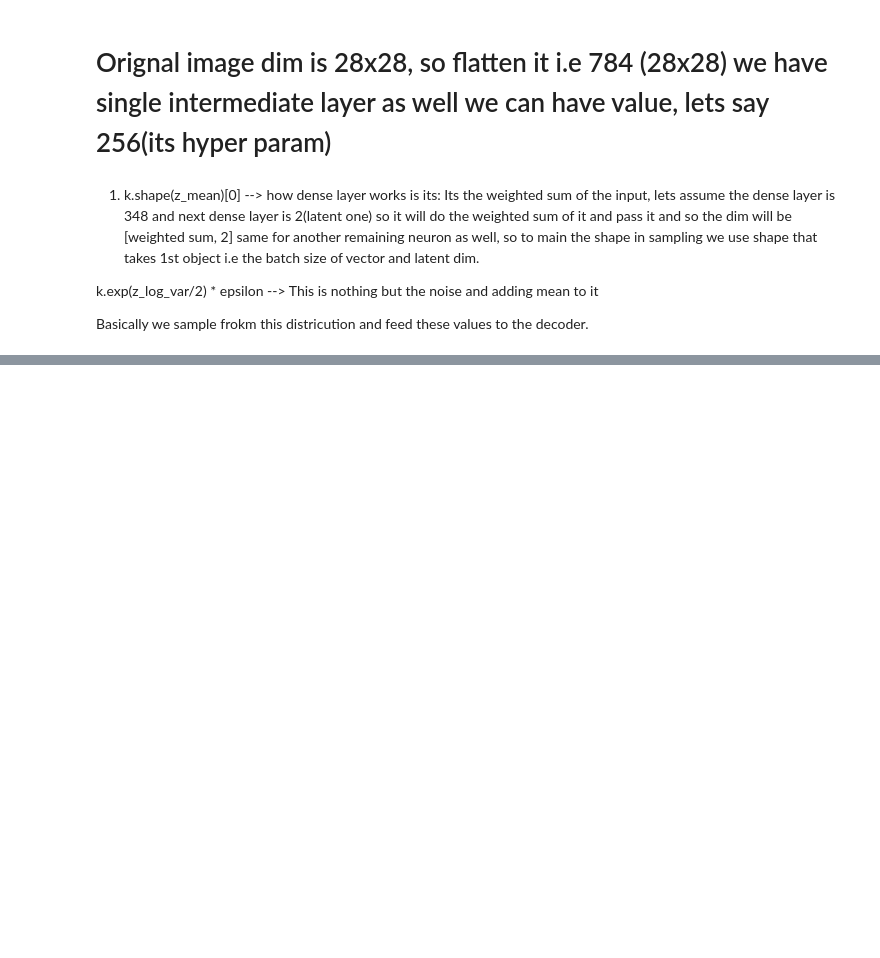
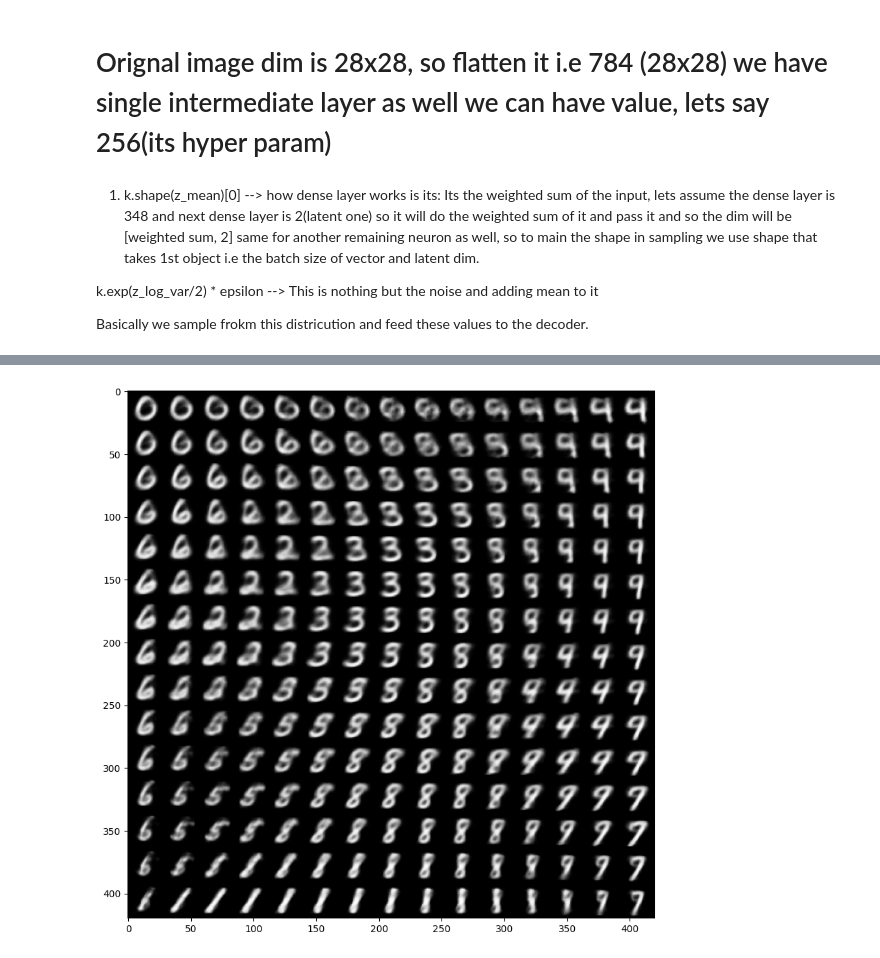
Before and after one commit to muffin-head/GANs_AutoEncoders, a Jupyter notebook: GANS.ipynb, the cells around one changed output, grey strips where cells are left out. Cells and saved outputs as stored; diff of their text form; code cells hidden in the pictures; blank space fills up the shorter version.

```diff
--- a/GANS.ipynb
+++ b/GANS.ipynb
@@ -60,3 +61,8 @@ Total params: 201988 (789.02 KB)
 Trainable params: 201988 (789.02 KB)
 Non-trainable params: 0 (0.00 Byte)
 __________________________________________________________________________________________________
+# %%
+input_decoder=Input(shape=(latent_dim,),name='decoder_input')
+decoder_h=Dense(Intermediate_dim,activation='relu',name='decoder_h')(input_decoder)
+x_decoded=Dense(orignal_dim,activation='sigmoid',name='flattened_decoded_h')(decoder_h)
+decoder=Model(input_decoder,x_decoded,name='decoder')
@@ -62,0 +168,22 @@ ________________________________________________________________________________
+# %%
+n = 15  # figure with 15x15 digits
+digit_size = 28
+figure = np.zeros((digit_size * n, digit_size * n))
+# linearly spaced coordinates on the unit square were transformed through the inverse CDF (ppf) of the Gaussian
+# to produce values of the latent variables z, since the prior of the latent space is Gaussian
+grid_x = norm.ppf(np.linspace(0.05, 0.95, n))
+grid_y = norm.ppf(np.linspace(0.05, 0.95, n))
+
+for i, yi in enumerate(grid_x):
+    for j, xi in enumerate(grid_y):
+        z_sample = np.array([[xi, yi]])
+        x_decoded = decoder.predict(z_sample)
+        digit = x_decoded[0].reshape(digit_size, digit_size)
+        figure[i * digit_size: (i + 1) * digit_size,
+               j * digit_size: (j + 1) * digit_size] = digit
+
+plt.figure(figsize=(10, 10))
+plt.imshow(figure, cmap='Greys_r')
+plt.show()
+# %% [output]
+[figure, added]
```
Also changed, not shown: parts of 10 cells of this notebook.
